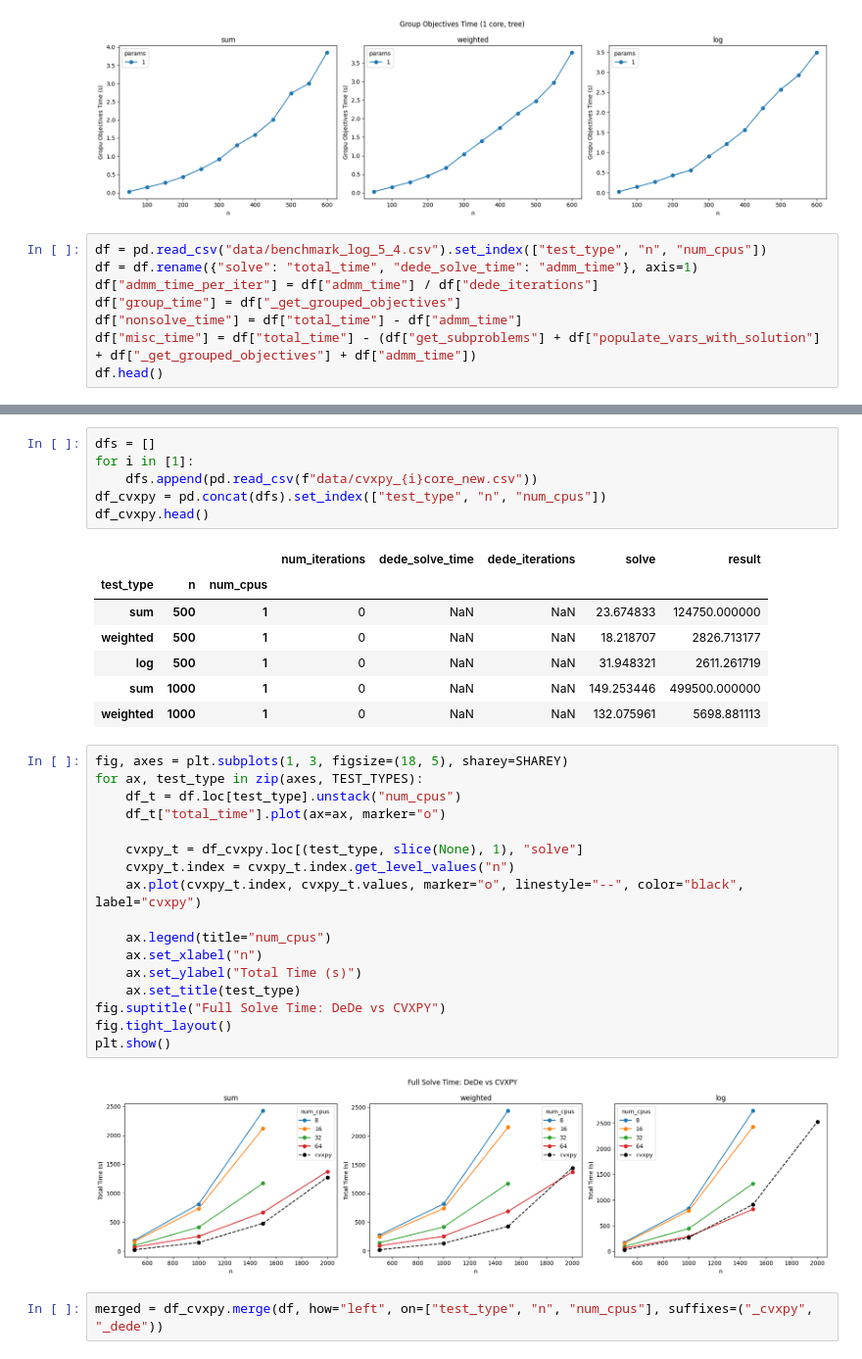
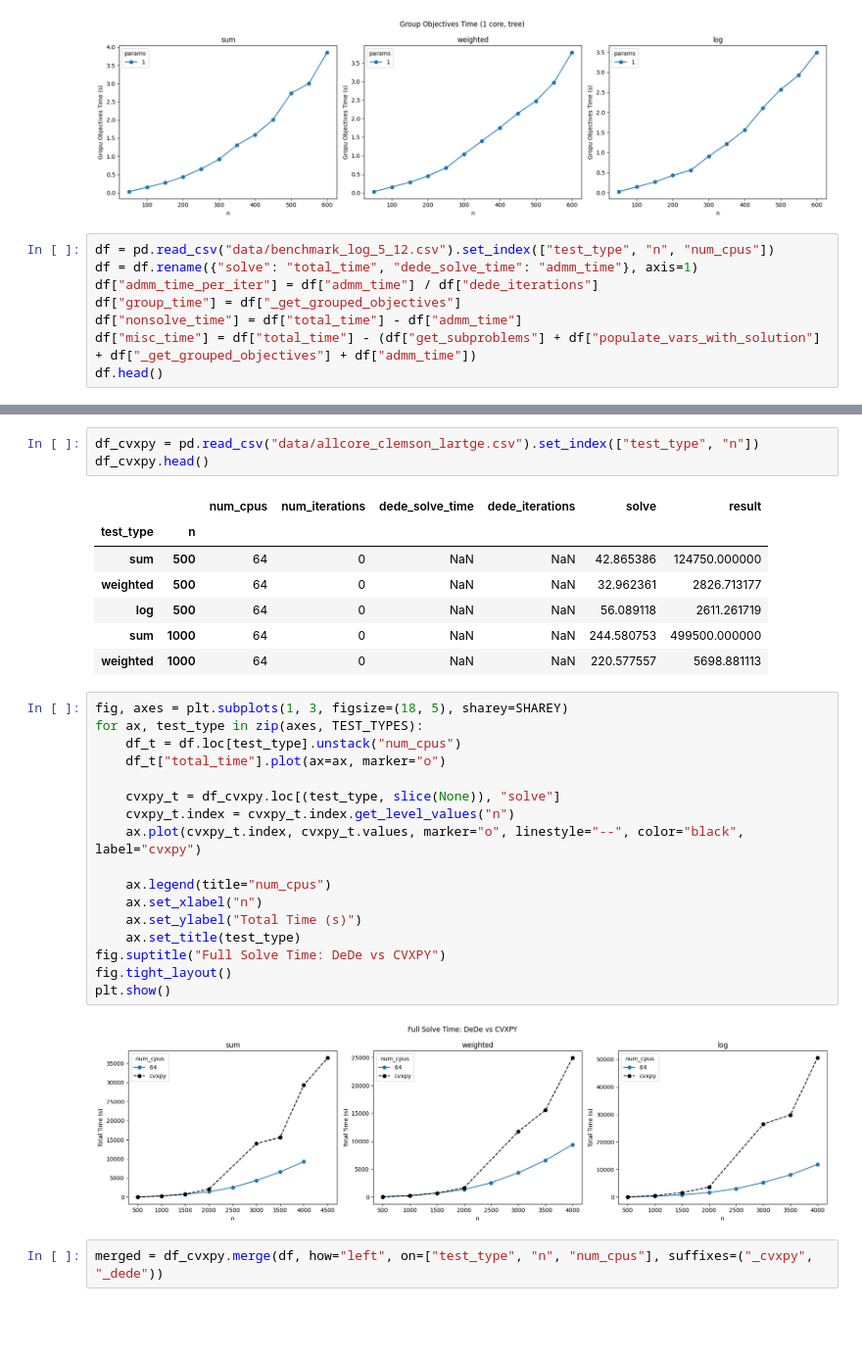
Before and after one commit to illinois-nsai/dede, a Jupyter notebook: benchmarks/cvxpy_dede_comparison.ipynb, the cells around one changed output, grey strips where cells are left out. Shown at 98% size. Drawn from its saved outputs; the diff is of its cells as text; blank space fills up the shorter version.

Commit message:
update plotting scripts/data

```diff
--- a/benchmarks/cvxpy_dede_comparison.ipynb
+++ b/benchmarks/cvxpy_dede_comparison.ipynb
@@ -32,7 +32,7 @@ plt.show()
 # %% [output]
 [figure]
 # %%
-df = pd.read_csv("data/benchmark_log_5_4.csv").set_index(["test_type", "n", "num_cpus"])
+df = pd.read_csv("data/benchmark_log_5_12.csv").set_index(["test_type", "n", "num_cpus"])
 df = df.rename({"solve": "total_time", "dede_solve_time": "admm_time"}, axis=1)
 df["admm_time_per_iter"] = df["admm_time"] / df["dede_iterations"]
 df["group_time"] = df["_get_grouped_objectives"]
@@ -148,36 +148,33 @@ plt.show()
 # %%
-dfs = []
-for i in [1]:
-    dfs.append(pd.read_csv(f"data/cvxpy_{i}core_new.csv"))
-df_cvxpy = pd.concat(dfs).set_index(["test_type", "n", "num_cpus"])
+df_cvxpy = pd.read_csv("data/allcore_clemson_lartge.csv").set_index(["test_type", "n"])
 df_cvxpy.head()
 # %% [output]
-|  |  |  | num_iterations | dede_solve_time | dede_iterations | solve | result |
-| test_type | n | num_cpus |  |  |  |  |  |
-| sum | 500 | 1 | 0 | NaN | NaN | 23.674833 | 124750.000000 |
-| weighted | 500 | 1 | 0 | NaN | NaN | 18.218707 | 2826.713177 |
-| log | 500 | 1 | 0 | NaN | NaN | 31.948321 | 2611.261719 |
-| sum | 1000 | 1 | 0 | NaN | NaN | 149.253446 | 499500.000000 |
-| weighted | 1000 | 1 | 0 | NaN | NaN | 132.075961 | 5698.881113 |
+|  |  | num_cpus | num_iterations | dede_solve_time | dede_iterations | solve | result |
+| test_type | n |  |  |  |  |  |  |
+| sum | 500 | 64 | 0 | NaN | NaN | 42.865386 | 124750.000000 |
+| weighted | 500 | 64 | 0 | NaN | NaN | 32.962361 | 2826.713177 |
+| log | 500 | 64 | 0 | NaN | NaN | 56.089118 | 2611.261719 |
+| sum | 1000 | 64 | 0 | NaN | NaN | 244.580753 | 499500.000000 |
+| weighted | 1000 | 64 | 0 | NaN | NaN | 220.577557 | 5698.881113 |
 # %%
 fig, axes = plt.subplots(1, 3, figsize=(18, 5), sharey=SHAREY)
 for ax, test_type in zip(axes, TEST_TYPES):
     df_t = df.loc[test_type].unstack("num_cpus")
     df_t["total_time"].plot(ax=ax, marker="o")
 
-    cvxpy_t = df_cvxpy.loc[(test_type, slice(None), 1), "solve"]
+    cvxpy_t = df_cvxpy.loc[(test_type, slice(None)), "solve"]
     cvxpy_t.index = cvxpy_t.index.get_level_values("n")
     ax.plot(cvxpy_t.index, cvxpy_t.values, marker="o", linestyle="--", color="black", label="cvxpy")
 
     ax.legend(title="num_cpus")
     ax.set_xlabel("n")
     ax.set_ylabel("Total Time (s)")
     ax.set_title(test_type)
 fig.suptitle("Full Solve Time: DeDe vs CVXPY")
 fig.tight_layout()
 plt.show()
 # %% [output]
-[figure, old version]
+[figure, new version]
 # %%
 merged = df_cvxpy.merge(df, how="left", on=["test_type", "n", "num_cpus"], suffixes=("_cvxpy", "_dede"))
 # %%
```
Also changed, not shown: parts of 9 cells of this notebook, 4 other files.
